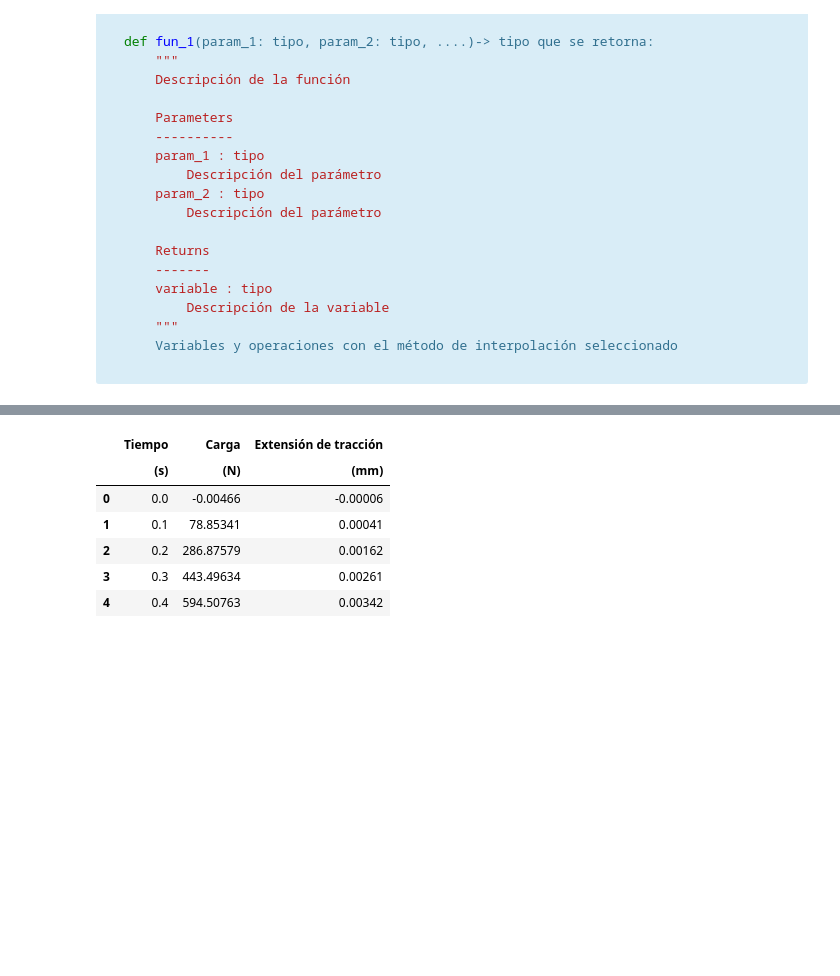
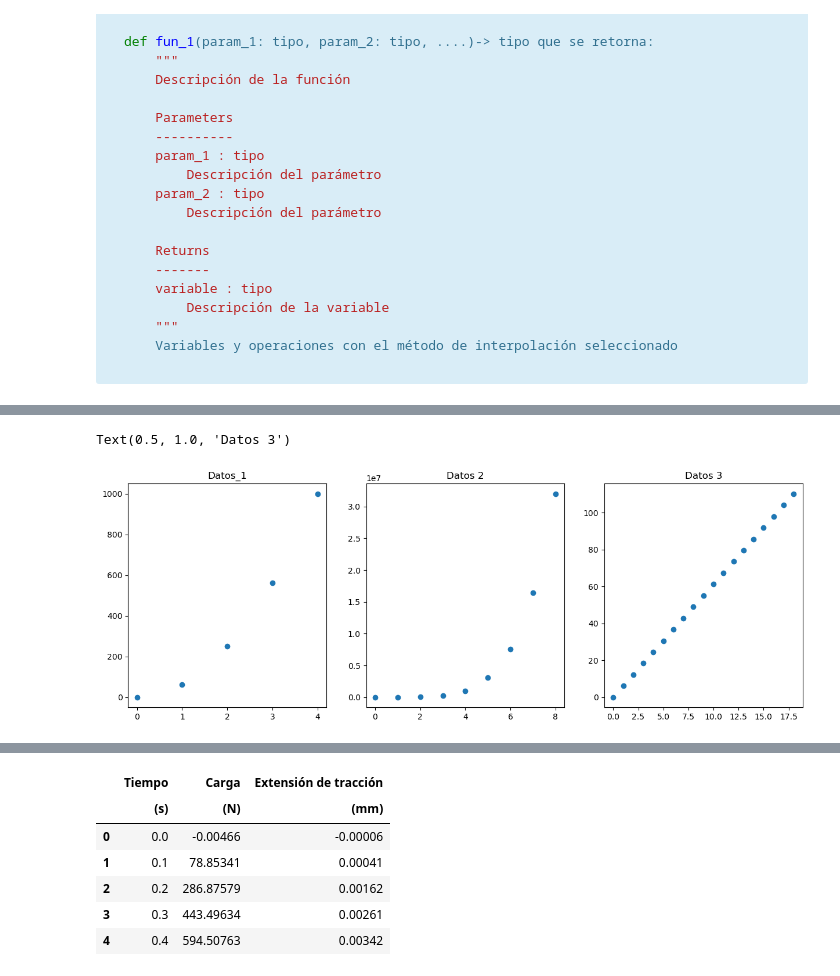
Before and after one commit to QuantumPower4/JuanGuzman-JhonAlex-HerraCompu-202302, a Jupyter notebook: Taller 1 - Interpolación y Raices/Taller_1.ipynb, the cells around one changed output, grey strips where cells are left out. Cells and saved outputs as stored; diff of their text form; code cells hidden in the pictures; blank space fills up the shorter version.

```diff
--- a/Taller 1 - Interpolación y Raices/Taller_1.ipynb
+++ b/Taller 1 - Interpolación y Raices/Taller_1.ipynb
@@ -130,2 +122,22 @@ datos_3 = np.array([0.        ,   6.12244898,  12.24489796,  18.36734694,
+# %%
+# 1.1. Generar puntos en x
+x_1 = np.arange(0,len(datos_1),1)
+x_2 = np.arange(0,len(datos_2),1)
+x_3 = np.arange(0,len(datos_3),1)
+# %%
+# 1.2. Gráficar en un subplot 3 columnas - 1 fila
+fig, ax = plt.subplots(1, 3, figsize=(15, 5))
+
+ax[0].scatter(x_1,datos_1)
+ax[0].set_title('Datos_1')
+
+ax[1].scatter(x_2,datos_2)
+ax[1].set_title('Datos 2')
+
+ax[2].scatter(x_3,datos_3)
+ax[2].set_title('Datos 3')
+# %% [output]
+Text(0.5, 1.0, 'Datos 3')
+[figure, added]
 # %%
 # Importar librerías para la interpolación
```
Also changed, not shown: parts of 9 cells of this notebook.
